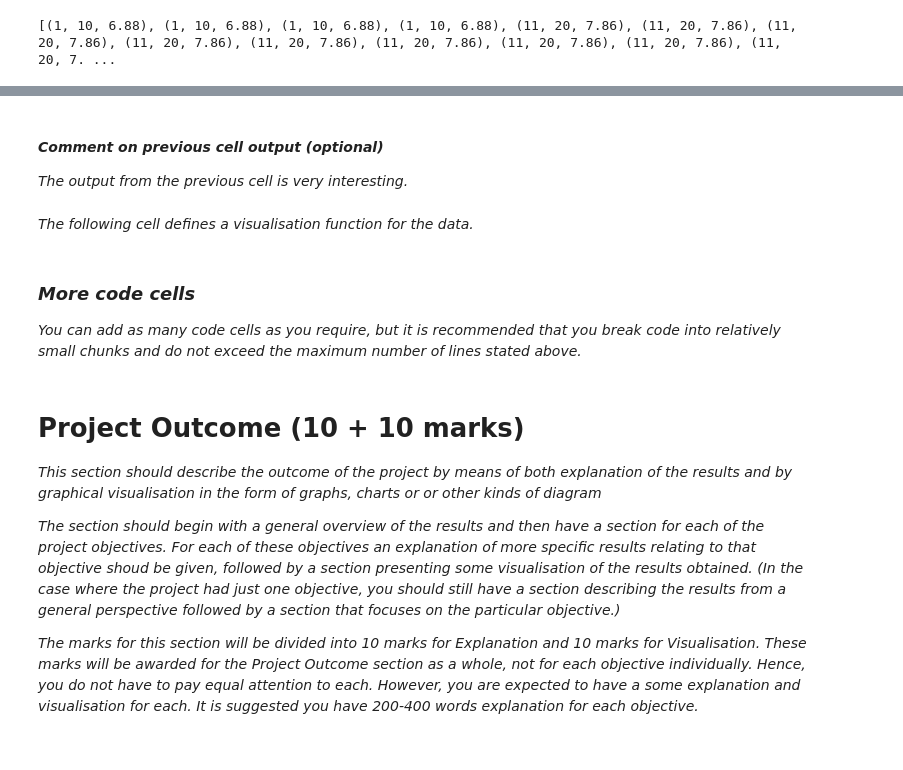
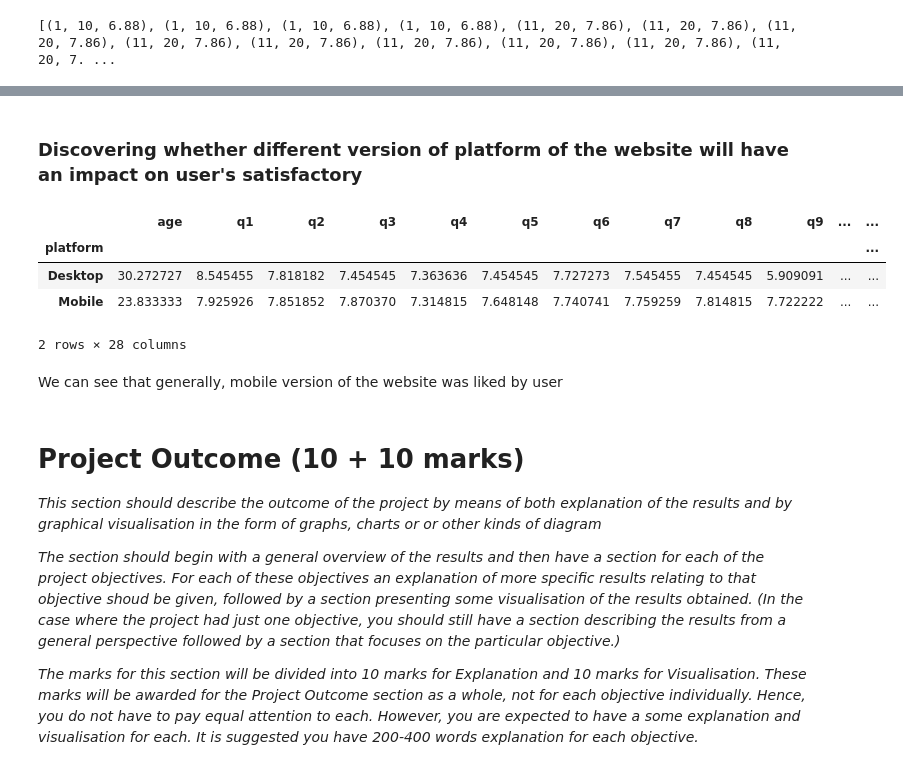
Before and after one commit to Buzzou/prog_ds, a Jupyter notebook: A3_Data_Analysis_Project.ipynb, the cells around one changed output, grey strips where cells are left out. Drawn from its saved outputs; the diff is of its cells as text; code cells hidden in the pictures.

Commit message:
Added 'Average vs platform' section and beautified other code

```diff
--- a/A3_Data_Analysis_Project.ipynb
+++ b/A3_Data_Analysis_Project.ipynb
@@ -391,5 +411,0 @@ df
-# %% [markdown]
-#### _Comment on previous cell output (optional)_
-_The output from the previous cell is very interesting._
-# %% [markdown]
-_The following cell defines a visualisation function for the data._
@@ -399,8 +412,17 @@ def fridge_sorted_bar(color='blue'):
-# %% [markdown]
-###  _More code cells_
-_You can add as many code cells as you require, but it is
-recommended that you break code into relatively small chunks and
-do not exceed the maximum number of lines stated above._
+# %% [markdown]
+### Discovering whether different version of platform of the website will have an impact on user's satisfactory
+# %%
+survey_df_grouped_by_platform = survey_df.groupby(by='platform')
+mean_by_platform = survey_df_grouped_by_platform.mean()
+mean_by_platform
+# %% [output]
+|  | age | q1 | q2 | q3 | q4 | q5 | q6 | q7 | q8 | q9 | ... | ... |
+| platform |  |  |  |  |  |  |  |  |  |  |  | ... |
+| Desktop | 30.272727 | 8.545455 | 7.818182 | 7.454545 | 7.363636 | 7.454545 | 7.727273 | 7.545455 | 7.454545 | 5.909091 | ... | ... |
+| Mobile | 23.833333 | 7.925926 | 7.851852 | 7.870370 | 7.314815 | 7.648148 | 7.740741 | 7.759259 | 7.814815 | 7.722222 | ... | ... |
+2 rows × 28 columns
+# %% [markdown]
+We can see that generally, mobile version of the website was liked by user
 # %% [markdown]
 # Project Outcome (10 + 10 marks)
 
```
Also changed, not shown: parts of 23 cells of this notebook.
